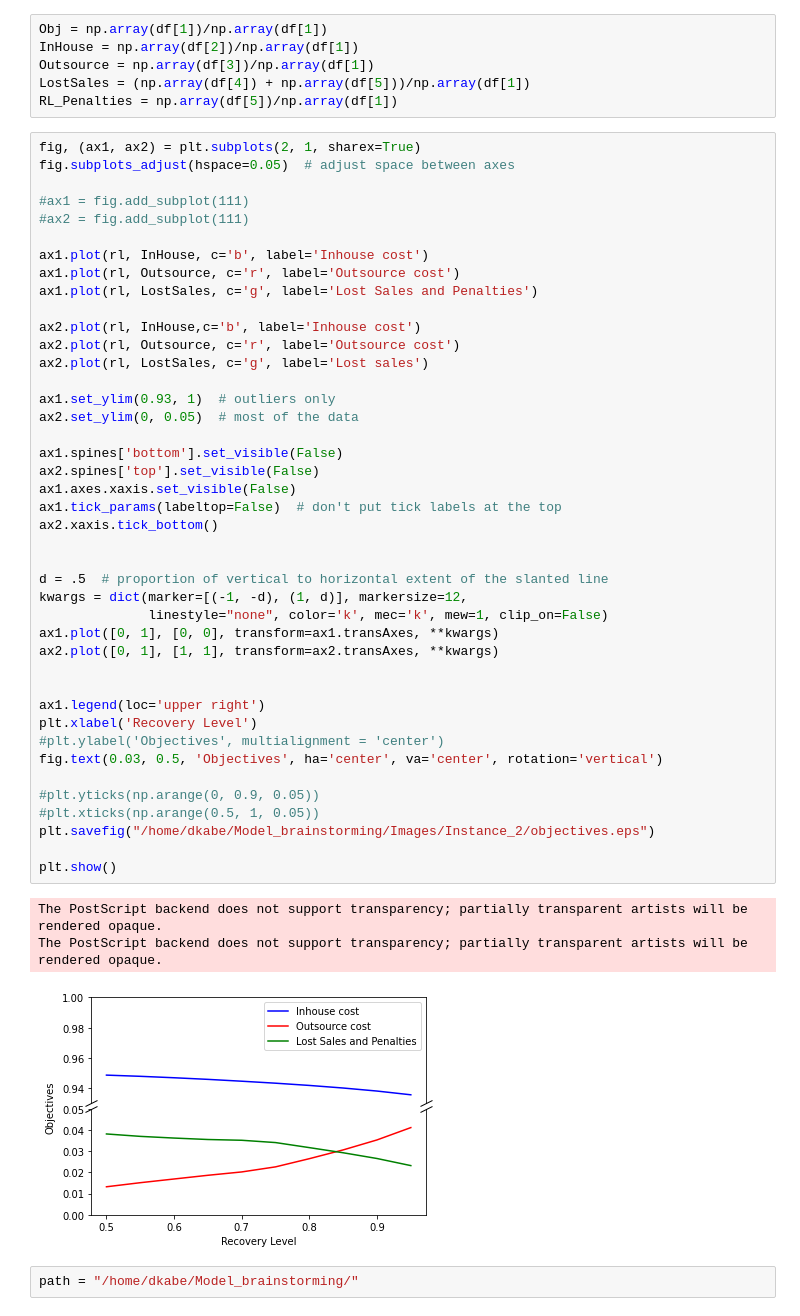
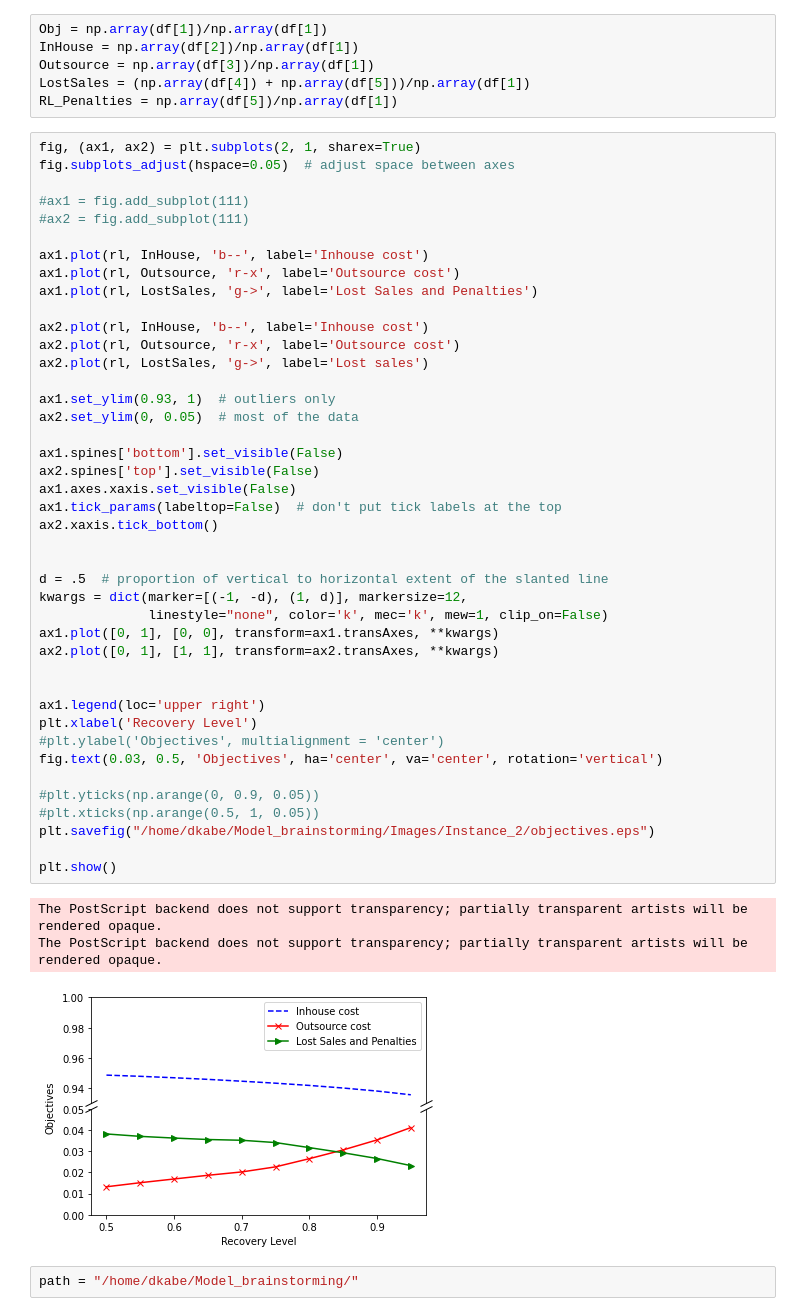
Before and after one commit to dkabe/SC_Resilience, a Jupyter notebook: Notebooks/Visuals.ipynb, the cells around one changed output. Cells and saved outputs as stored; diff of their text form.

```diff
--- a/Notebooks/Visuals.ipynb
+++ b/Notebooks/Visuals.ipynb
@@ -180,45 +180,45 @@ fig.subplots_adjust(hspace=0.05)  # adjust space between axes
 #ax1 = fig.add_subplot(111)
 #ax2 = fig.add_subplot(111)
 
-ax1.plot(rl, InHouse, c='b', label='Inhouse cost')
-ax1.plot(rl, Outsource, c='r', label='Outsource cost')
-ax1.plot(rl, LostSales, c='g', label='Lost Sales and Penalties')
+ax1.plot(rl, InHouse, 'b--', label='Inhouse cost')
+ax1.plot(rl, Outsource, 'r-x', label='Outsource cost')
+ax1.plot(rl, LostSales, 'g->', label='Lost Sales and Penalties')
 
-ax2.plot(rl, InHouse,c='b', label='Inhouse cost')
-ax2.plot(rl, Outsource, c='r', label='Outsource cost')
-ax2.plot(rl, LostSales, c='g', label='Lost sales')
+ax2.plot(rl, InHouse, 'b--', label='Inhouse cost')
+ax2.plot(rl, Outsource, 'r-x', label='Outsource cost')
+ax2.plot(rl, LostSales, 'g->', label='Lost sales')
 
 ax1.set_ylim(0.93, 1)  # outliers only
 ax2.set_ylim(0, 0.05)  # most of the data
 
 ax1.spines['bottom'].set_visible(False)
 ax2.spines['top'].set_visible(False)
 ax1.axes.xaxis.set_visible(False)
 ax1.tick_params(labeltop=False)  # don't put tick labels at the top
 ax2.xaxis.tick_bottom()
 
 
 d = .5  # proportion of vertical to horizontal extent of the slanted line
 kwargs = dict(marker=[(-1, -d), (1, d)], markersize=12,
               linestyle="none", color='k', mec='k', mew=1, clip_on=False)
 ax1.plot([0, 1], [0, 0], transform=ax1.transAxes, **kwargs)
 ax2.plot([0, 1], [1, 1], transform=ax2.transAxes, **kwargs)
 
 
 ax1.legend(loc='upper right')
 plt.xlabel('Recovery Level')
 #plt.ylabel('Objectives', multialignment = 'center')
 fig.text(0.03, 0.5, 'Objectives', ha='center', va='center', rotation='vertical')
 
 #plt.yticks(np.arange(0, 0.9, 0.05))
 #plt.xticks(np.arange(0.5, 1, 0.05))
 plt.savefig("/home/dkabe/Model_brainstorming/Images/Instance_2/objectives.eps")
 
 plt.show()
 # %% [output]
 The PostScript backend does not support transparency; partially transparent artists will be rendered opaque.
 The PostScript backend does not support transparency; partially transparent artists will be rendered opaque.
-[figure, old version]
+[figure, new version]
 # %%
 path = "/home/dkabe/Model_brainstorming/"
 # %%
```
Also changed, not shown: parts of 1 cell of this notebook, 12 other files.
